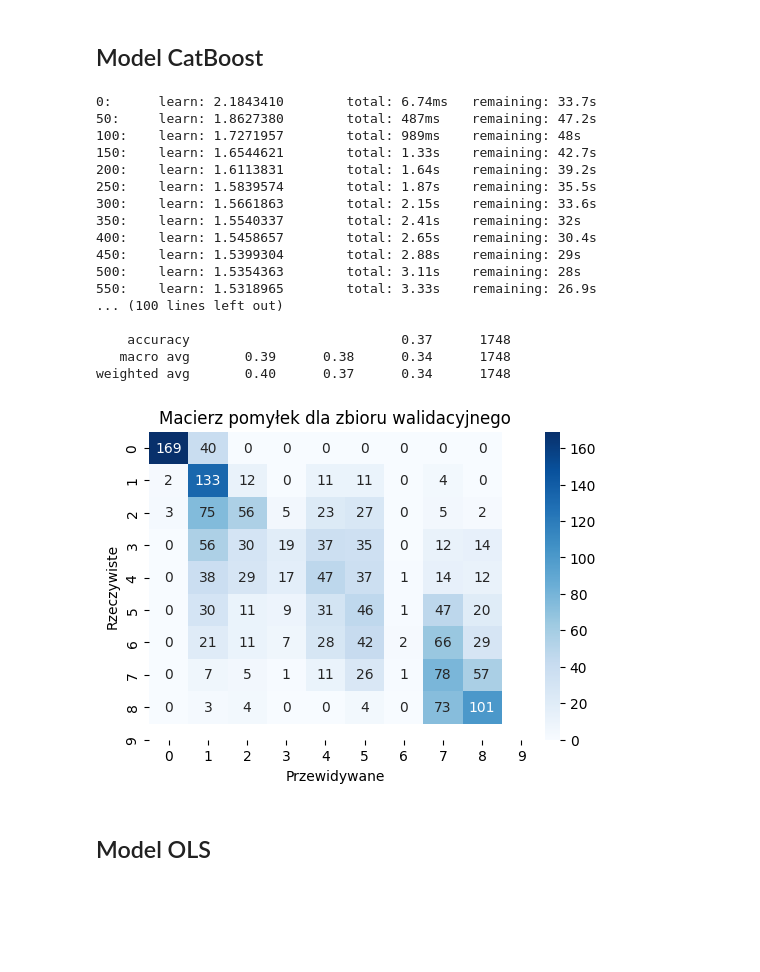
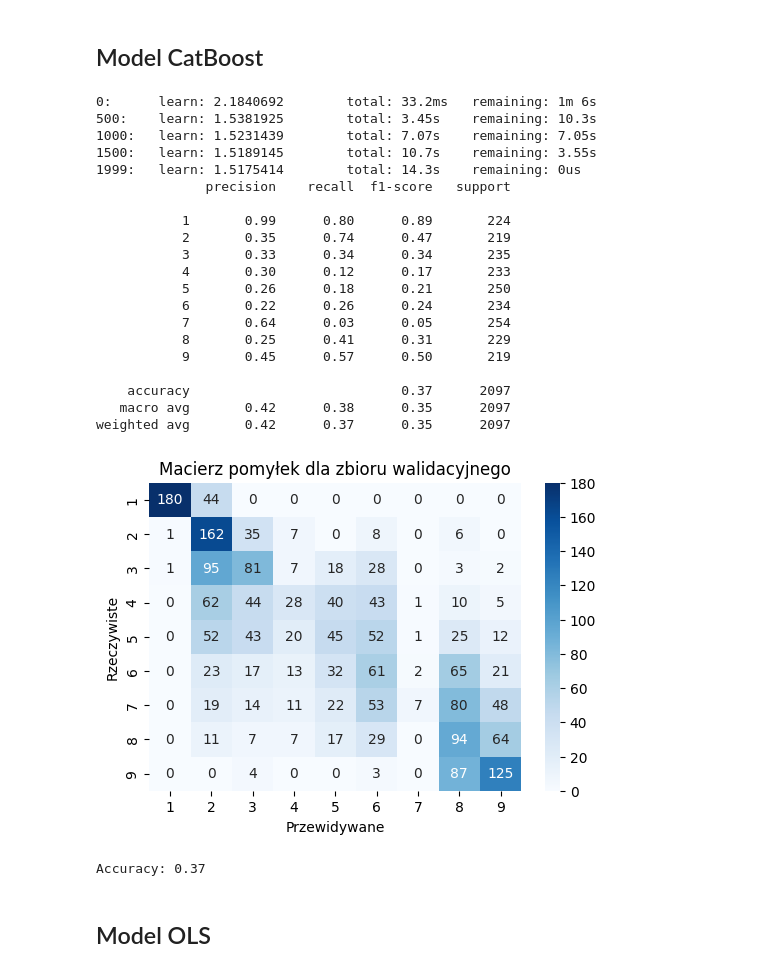
Before and after one commit to Nosal101/Eksploracyjna-Analiza-Danych, a Jupyter notebook: projekt2.ipynb, the cells around one changed output. Saved outputs shown, nothing was run; the diff lists cells and outputs as text; code cells hidden in the pictures; blank space fills up the shorter version.

```diff
--- a/projekt2.ipynb
+++ b/projekt2.ipynb
@@ -964,7 +1016,7 @@ groups = new_boost_data.groupby('DEPRESSIONINDEX')
 max_samples_per_class = max(groups.size())
 
 balanced_data = groups.apply(
-    lambda x: resample(x, replace=True, n_samples=max_samples_per_class, random_state=42)
+    lambda x: resample(x, replace=True, n_samples=max_samples_per_class*2, random_state=42)
 )
 
 balanced_data = balanced_data.reset_index(drop=True)
@@ -972,7 +1024,7 @@ balanced_data = balanced_data.reset_index(drop=True)
 X = balanced_data.drop(columns='DEPRESSIONINDEX')
 y = balanced_data['DEPRESSIONINDEX']
 
-X_train, X_test, y_train, y_test = train_test_split(X, y, test_size=0.25, random_state=36)
+X_train, X_test, y_train, y_test = train_test_split(X, y, test_size=0.15, random_state=36)
 X_test, X_val, y_test, y_val = train_test_split(X_test, y_test, test_size=0.5, random_state=36)
 # %%
 stat, p_value = ks_2samp(y_train, y_val)
@@ -1014,10 +1066,10 @@ Jak widać na wykresie istnieją znaczące różnice miedzy grupami dla każdej
 ## Model CatBoost
 # %%
 model_for_scale = CatBoostClassifier(
-    iterations=5000,
+    iterations=2000,
     depth=6,
     learning_rate=0.01,
-    verbose=50,
+    verbose=500,
 )
 
 model_for_scale.fit(X_train, y_train)
@@ -1026,34 +1078,41 @@ y_pred = model_for_scale.predict(X_val)
 
 print(classification_report(y_val, y_pred))
 # %% [output]
-0:      learn: 2.1843410        total: 6.74ms   remaining: 33.7s
-50:     learn: 1.8627380        total: 487ms    remaining: 47.2s
-100:    learn: 1.7271957        total: 989ms    remaining: 48s
-150:    learn: 1.6544621        total: 1.33s    remaining: 42.7s
-200:    learn: 1.6113831        total: 1.64s    remaining: 39.2s
-250:    learn: 1.5839574        total: 1.87s    remaining: 35.5s
-300:    learn: 1.5661863        total: 2.15s    remaining: 33.6s
-350:    learn: 1.5540337        total: 2.41s    remaining: 32s
-400:    learn: 1.5458657        total: 2.65s    remaining: 30.4s
-450:    learn: 1.5399304        total: 2.88s    remaining: 29s
-500:    learn: 1.5354363        total: 3.11s    remaining: 28s
-550:    learn: 1.5318965        total: 3.33s    remaining: 26.9s
-... (100 lines left out)
+0:      learn: 2.1840692        total: 33.2ms   remaining: 1m 6s
+500:    learn: 1.5381925        total: 3.45s    remaining: 10.3s
+1000:   learn: 1.5231439        total: 7.07s    remaining: 7.05s
+1500:   learn: 1.5189145        total: 10.7s    remaining: 3.55s
+1999:   learn: 1.5175414        total: 14.3s    remaining: 0us
+              precision    recall  f1-score   support
 
-    accuracy                           0.37      1748
-   macro avg       0.39      0.38      0.34      1748
-weighted avg       0.40      0.37      0.34      1748
+           1       0.99      0.80      0.89       224
+           2       0.35      0.74      0.47       219
+           3       0.33      0.34      0.34       235
+           4       0.30      0.12      0.17       233
+           5       0.26      0.18      0.21       250
+           6       0.22      0.26      0.24       234
+           7       0.64      0.03      0.05       254
+           8       0.25      0.41      0.31       229
+           9       0.45      0.57      0.50       219
+
+    accuracy                           0.37      2097
+   macro avg       0.42      0.38      0.35      2097
+weighted avg       0.42      0.37      0.35      2097
 # %%
 conf_matrix = confusion_matrix(y_val, y_pred)
 
 plt.figure(figsize=(6, 4))
-sns.heatmap(conf_matrix, annot=True, fmt='d', cmap='Blues', xticklabels=model.classes_, yticklabels=model.classes_)
+sns.heatmap(conf_matrix, annot=True, fmt='d', cmap='Blues', xticklabels=model_for_scale.classes_, yticklabels=model_for_scale.classes_)
 plt.title('Macierz pomyłek dla zbioru walidacyjnego')
 plt.xlabel('Przewidywane')
 plt.ylabel('Rzeczywiste')
 plt.show()
+
+accuracy = accuracy_score(y_val, y_pred)
+print(f"Accuracy: {accuracy:.2f}")
 # %% [output]
-[figure, old version]
+[figure, new version]
+Accuracy: 0.37
 # %% [markdown]
 ## Model OLS
 # %%
```
Also changed, not shown: parts of 49 cells of this notebook.
